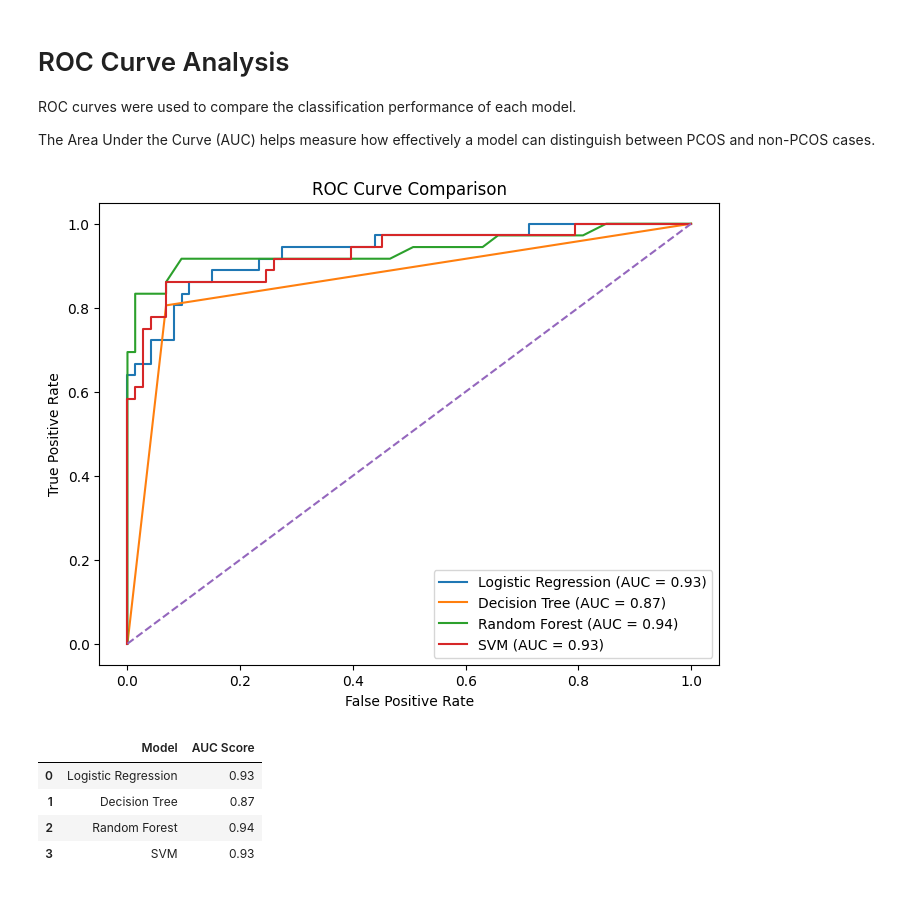
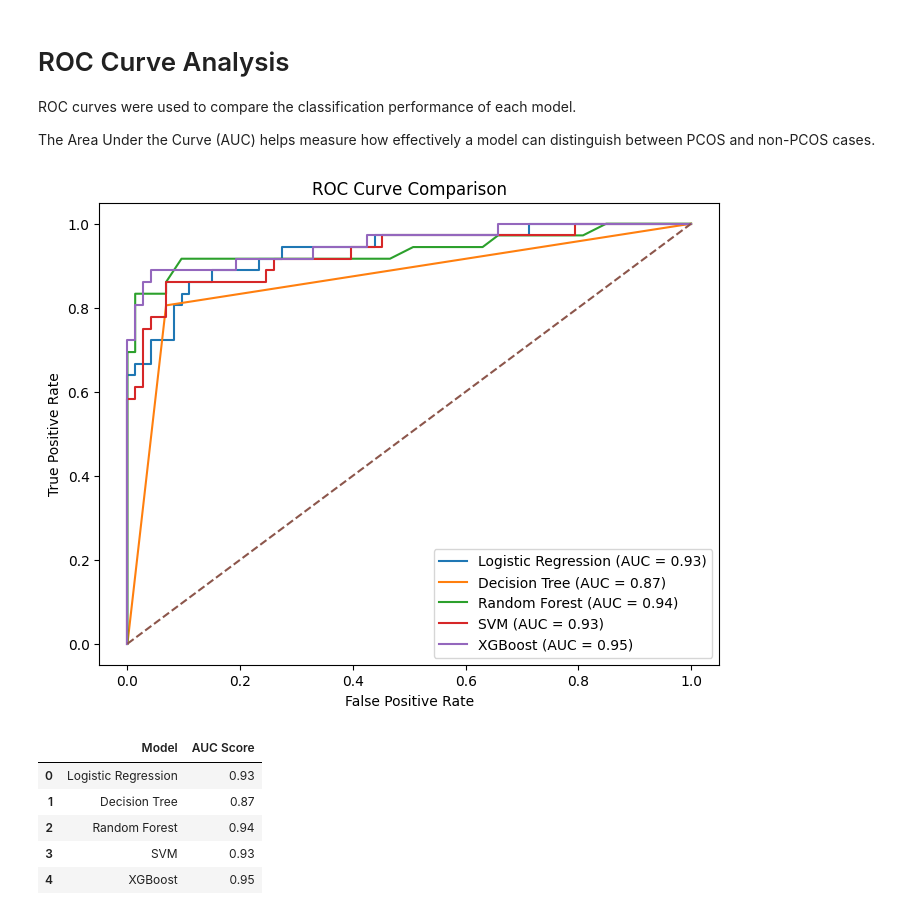
Before and after one commit to Benita2004/Pcos-Xai-Dissertation, a Jupyter notebook: notebooks/04_model_evaluation.ipynb, the cells around one changed output. Saved outputs shown, nothing was run; the diff lists cells and outputs as text; code cells hidden in the pictures.

```diff
--- a/notebooks/04_model_evaluation.ipynb
+++ b/notebooks/04_model_evaluation.ipynb
@@ -93,6 +94,18 @@ svm_model = SVC(kernel="rbf", probability=True, random_state=42)
 svm_model.fit(X_train_scaled, y_train)
 y_pred_svm = svm_model.predict(X_test_scaled)
 
+# XGBoost
+xgb_model = XGBClassifier(
+    n_estimators=100,
+    max_depth=4,
+    learning_rate=0.1,
+    random_state=42,
+    eval_metric='logloss'
+)
+
+xgb_model.fit(X_train_scaled, y_train)
+y_pred_xgb = xgb_model.predict(X_test_scaled)
+
 print("All models recreated successfully for evaluation.")
 # %% [output]
 All models recreated successfully for evaluation.
@@ -210,18 +231,21 @@ log_probs = log_model.predict_proba(X_test_scaled)[:, 1]
 dt_probs = dt_model.predict_proba(X_test_scaled)[:, 1]
 rf_probs = rf_model.predict_proba(X_test_scaled)[:, 1]
 svm_probs = svm_model.predict_proba(X_test_scaled)[:, 1]
+xgb_probs = xgb_model.predict_proba(X_test_scaled)[:, 1]
 
 # Calculate ROC curve values
 log_fpr, log_tpr, _ = roc_curve(y_test, log_probs)
 dt_fpr, dt_tpr, _ = roc_curve(y_test, dt_probs)
 rf_fpr, rf_tpr, _ = roc_curve(y_test, rf_probs)
 svm_fpr, svm_tpr, _ = roc_curve(y_test, svm_probs)
+xgb_fpr, xgb_tpr, _ = roc_curve(y_test, xgb_probs)
 
 # Calculate AUC scores
 log_auc = roc_auc_score(y_test, log_probs)
 dt_auc = roc_auc_score(y_test, dt_probs)
 rf_auc = roc_auc_score(y_test, rf_probs)
 svm_auc = roc_auc_score(y_test, svm_probs)
+xgb_auc = roc_auc_score(y_test, xgb_probs)
 
 # Plot ROC curves
 plt.figure(figsize=(8, 6))
@@ -230,6 +254,7 @@ plt.plot(log_fpr, log_tpr, label=f"Logistic Regression (AUC = {log_auc:.2f})")
 plt.plot(dt_fpr, dt_tpr, label=f"Decision Tree (AUC = {dt_auc:.2f})")
 plt.plot(rf_fpr, rf_tpr, label=f"Random Forest (AUC = {rf_auc:.2f})")
 plt.plot(svm_fpr, svm_tpr, label=f"SVM (AUC = {svm_auc:.2f})")
+plt.plot(xgb_fpr, xgb_tpr, label=f"XGBoost (AUC = {xgb_auc:.2f})")
 
 # Random prediction line
 plt.plot([0, 1], [0, 1], linestyle="--")
@@ -242,29 +267,32 @@ plt.legend()
 
 plt.show()
 # %% [output]
-[figure, old version]
+[figure, new version]
 # %%
 # Create AUC comparison table
 
 auc_results = pd.DataFrame({
     "Model": [
         "Logistic Regression",
         "Decision Tree",
         "Random Forest",
-        "SVM"
+        "SVM",
+        "XGBoost"
     ],
     "AUC Score": [
         round(log_auc, 2),
         round(dt_auc, 2),
         round(rf_auc, 2),
-        round(svm_auc, 2)
+        round(svm_auc, 2),
+        round(xgb_auc, 2)
     ]
 })
 
 auc_results
 # %% [output]
 |  | Model | AUC Score |
 | 0 | Logistic Regression | 0.93 |
 | 1 | Decision Tree | 0.87 |
 | 2 | Random Forest | 0.94 |
 | 3 | SVM | 0.93 |
+| 4 | XGBoost | 0.95 |
```
Also changed, not shown: parts of 3 cells of this notebook.
